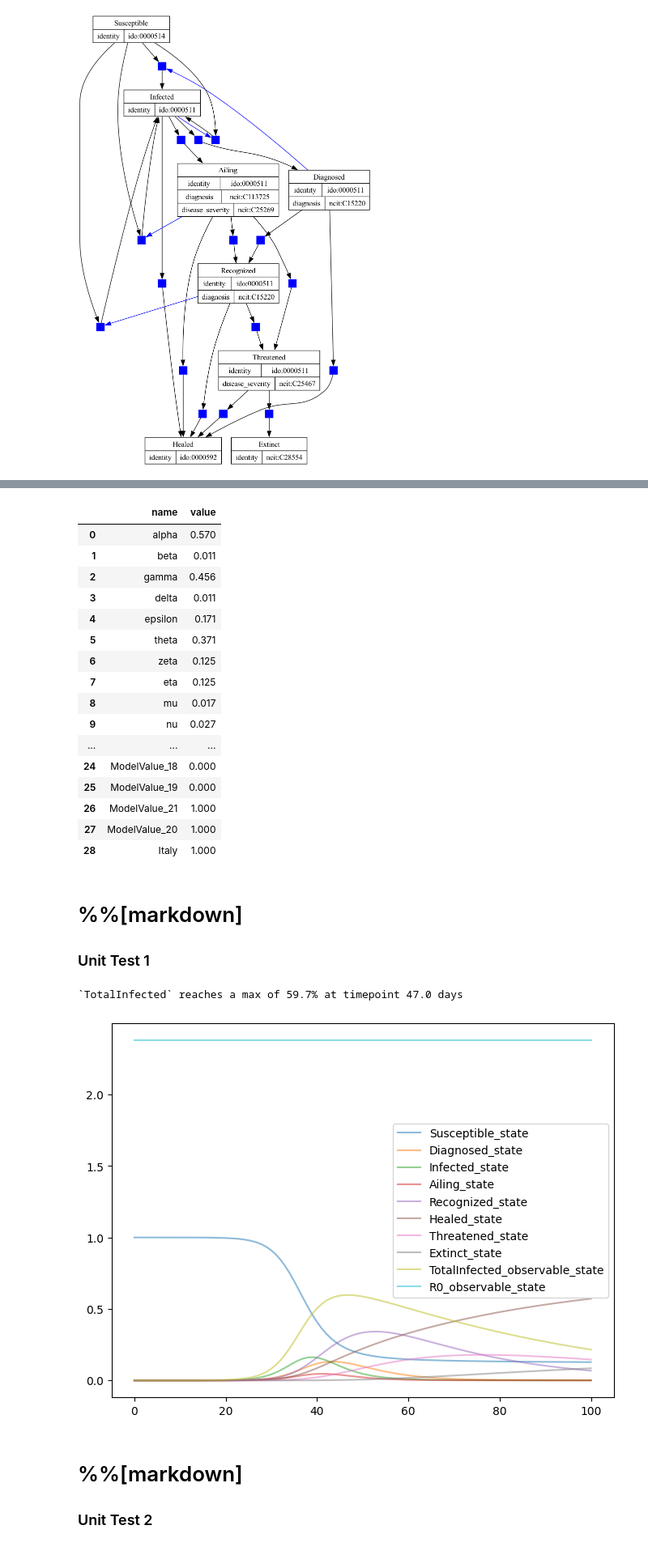
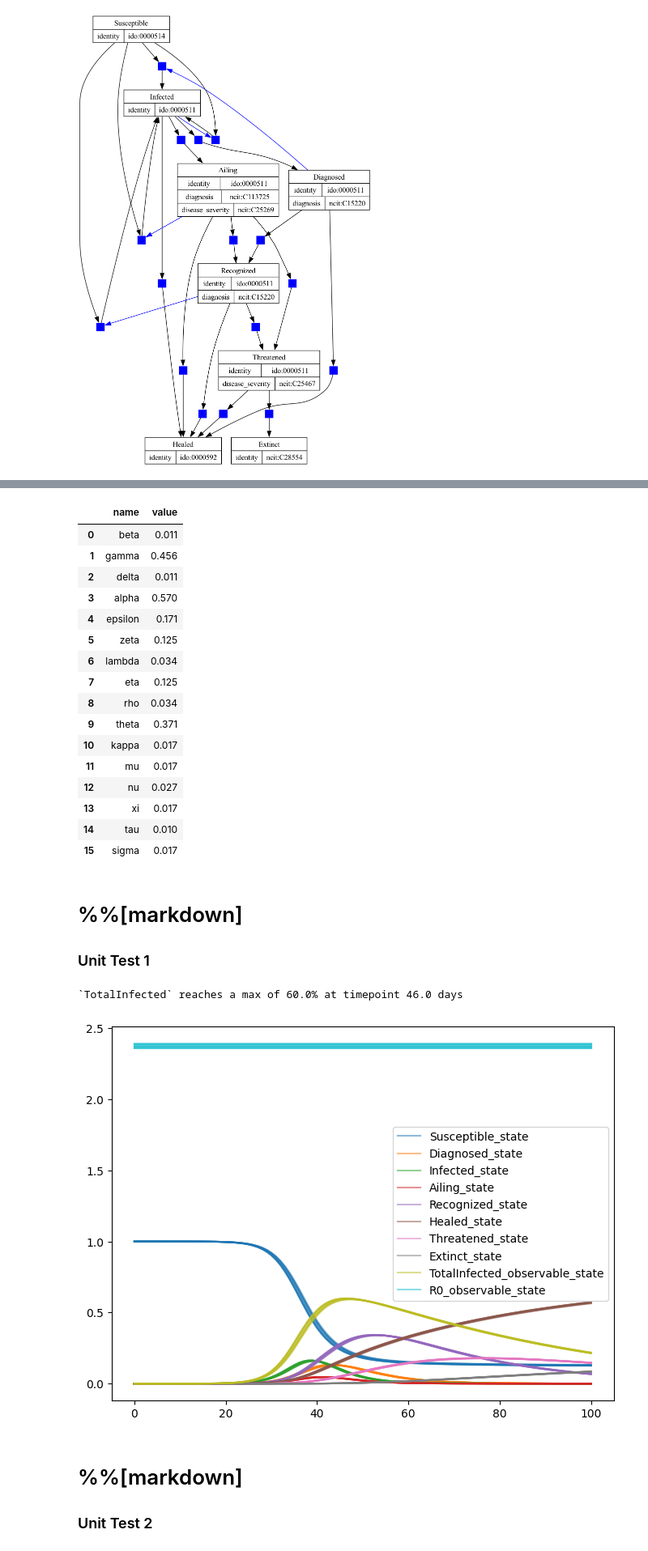
Before and after one commit to liunelson/pyciemss, a Jupyter notebook: notebooks/monthly_demo_202408.ipynb, the cells around one changed output, grey strips where cells are left out. Shown: that part at 81% size. Cells and saved outputs as stored; diff of their text form; code cells hidden in the pictures.

```diff
--- a/notebooks/monthly_demo_202408.ipynb
+++ b/notebooks/monthly_demo_202408.ipynb
@@ -151,7 +151,7 @@ def plot_simulate_results(results: dict) -> None:
 
     return None
 
-# Temporary walkaround for adding missing names/display_names in AMR
+# Workaround for adding missing names/display_names in AMR
 def add_missing_parameter_names(amr: dict) -> dict:
 
     for param in amr["semantics"]["ode"]["parameters"]:
@@ -159,6 +159,32 @@ def add_missing_parameter_names(amr: dict) -> dict:
             param["name"] = param["id"]
 
     return amr
+
+# Workaround for adding distributions to parameters
+def add_missing_distributions(amr: dict) -> dict:
+
+    for param in amr["semantics"]["ode"]["parameters"]:
+        if ("value" in param.keys()):
+
+            d = param["value"] * 0.01
+            if numpy.abs(param["value"]) == 0.0:
+                d = 0.01
+                min = param["value"]
+                max = param["value"] + d
+            else:
+                min = param["value"] - d
+                max = param["value"] + d
+
+
+            param["distribution"] = {
+                "type": "StandardUniform1",
+                "parameters": {
+                    "minimum": min,
+                    "maximum": max
+                }
+            }
+
+    return amr
 # %% [markdown]
 # %%[markdown]
 
@@ -179,13 +205,17 @@ def add_missing_parameter_names(amr: dict) -> dict:
 
 model_sidarthe = biomodels.get_template_model("BIOMD0000000955")
 model_sidarthe = mira.metamodel.ops.simplify_rate_laws(model_sidarthe)
+model_sidarthe.eliminate_unused_parameters()
+
+# workaround
+amr = add_missing_distributions(add_missing_parameter_names(template_model_to_petrinet_json(model_sidarthe)))
+model_sidarthe = template_model_from_amr_json(amr)
 # %%
 # %%
 
 # Save as AMR
 with open("./data/monthly_demo_202408/model_sidarthe.json", "w") as f:
     j = template_model_to_petrinet_json(model_sidarthe)
-    j = add_missing_parameter_names(j) # workaround
     json.dump(j, f, indent = 4)
 # %%
 # %%
@@ -229,7 +259,6 @@ model_sidarthe.annotations.name = "SIDARTHE model with observables"
 # Save as AMR
 with open("./data/monthly_demo_202408/model_sidarthe_with_observable.json", "w") as f:
     j = template_model_to_petrinet_json(model_sidarthe)
-    j = add_missing_parameter_names(j)
     json.dump(j, f, indent = 4)
 # %%
 # %%
@@ -293,22 +322,22 @@ df_initials
 df_params
 # %% [output]
 |  | name | value |
-| 0 | alpha | 0.570 |
-| 1 | beta | 0.011 |
-| 2 | gamma | 0.456 |
-| 3 | delta | 0.011 |
+| 0 | beta | 0.011 |
+| 1 | gamma | 0.456 |
+| 2 | delta | 0.011 |
+| 3 | alpha | 0.570 |
 | 4 | epsilon | 0.171 |
-| 5 | theta | 0.371 |
-| 6 | zeta | 0.125 |
+| 5 | zeta | 0.125 |
+| 6 | lambda | 0.034 |
 | 7 | eta | 0.125 |
-| 8 | mu | 0.017 |
-| 9 | nu | 0.027 |
-| ... | ... | ... |
-| 24 | ModelValue_18 | 0.000 |
-| 25 | ModelValue_19 | 0.000 |
-| 26 | ModelValue_21 | 1.000 |
-| 27 | ModelValue_20 | 1.000 |
-| 28 | Italy | 1.000 |
+| 8 | rho | 0.034 |
+| 9 | theta | 0.371 |
+| 10 | kappa | 0.017 |
+| 11 | mu | 0.017 |
+| 12 | nu | 0.027 |
+| 13 | xi | 0.017 |
+| 14 | tau | 0.010 |
+| 15 | sigma | 0.017 |
 # %%
 # %%
 
@@ -353,29 +382,29 @@ assert model_sidarthe.parameters["sigma"].value == pytest.approx(0.017)
 # %%
 # %%
 
 # Simulate
 start_time = 0.0
 end_time = 100.0
 logging_step_size = 1.0
-num_samples = 1
+num_samples = 10
 
 results = pyciemss.sample(
     add_missing_parameter_names(template_model_to_petrinet_json(model_sidarthe)),
     end_time,
     logging_step_size,
     num_samples,
     start_time = start_time
 )
 
 # Plot results
 plot_simulate_results(results)
 
 i = numpy.argmax(results["data"]["TotalInfected_observable_state"])
 print(f"`TotalInfected` reaches a max of {results["data"]["TotalInfected_observable_state"].iloc[i] * 100:.1f}% at timepoint {results["data"].iloc[i, :]["timepoint_unknown"]} days")
 # `TotalInfected` reaches a max of 59.7% at timepoint 47.0 days
 # %% [output]
-`TotalInfected` reaches a max of 59.7% at timepoint 47.0 days
+`TotalInfected` reaches a max of 60.0% at timepoint 46.0 days
-[figure, old version]
+[figure, new version]
 # %% [markdown]
 # %%[markdown]
 
```
Also changed, not shown: parts of 20 cells of this notebook.
